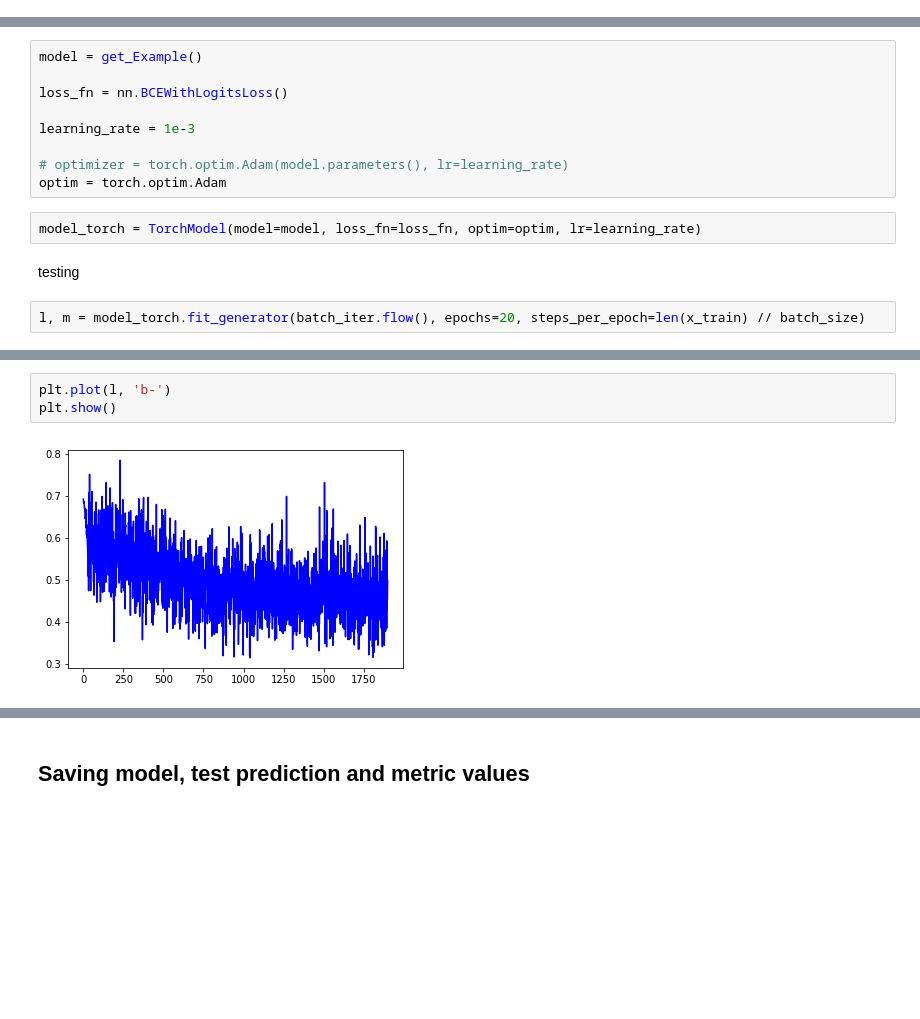
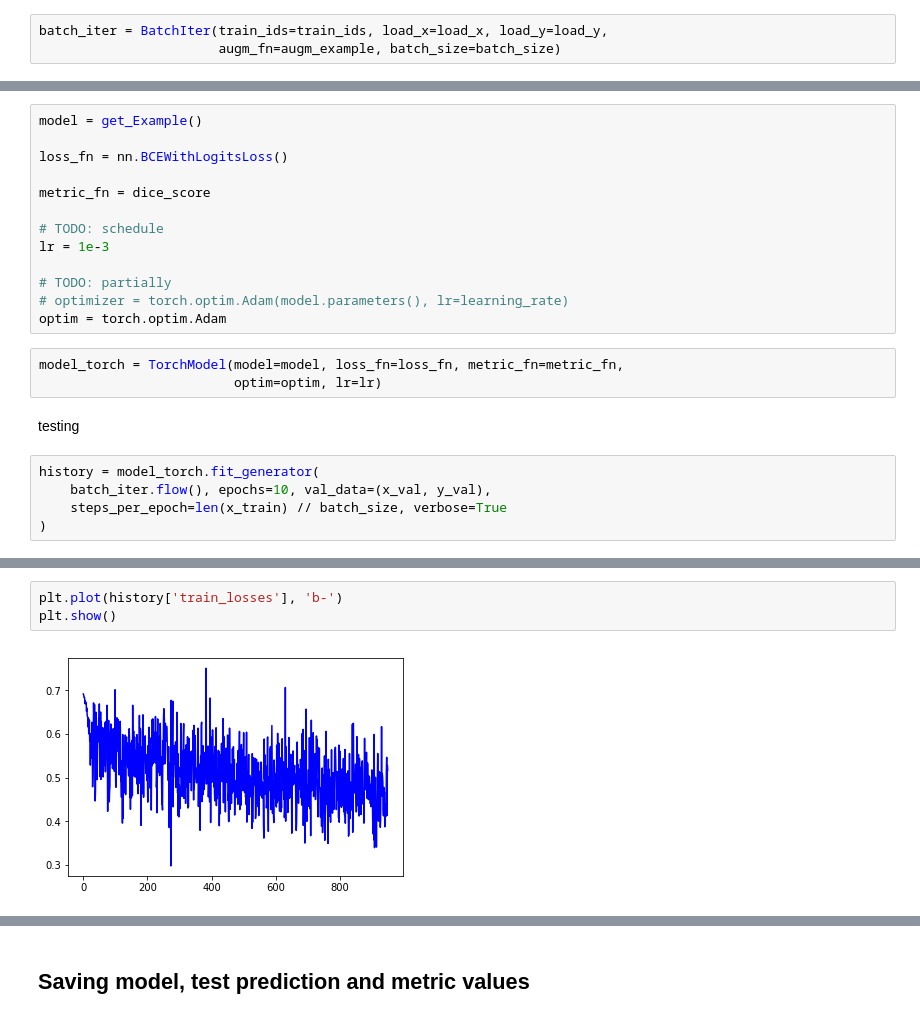
Before and after one commit to BorisShirokikh/salt-challenge, a Jupyter notebook: notebooks/pipeline_demo.ipynb, the cells around one changed output, grey strips where cells are left out. Saved outputs shown, nothing was run; the diff lists cells and outputs as text; blank space fills up the shorter version.

Commit message:
added validation for torch model; added logger for torch model; updated example notebook

```diff
--- a/notebooks/pipeline_demo.ipynb
+++ b/notebooks/pipeline_demo.ipynb
@@ -83,2 +89,5 @@ batch_iter = BatchIter(cv_splits[n_val]['train_ids'], ds.load_x, ds.load_y,
+# %%
+batch_iter = BatchIter(train_ids=train_ids, load_x=load_x, load_y=load_y,
+                       augm_fn=augm_example, batch_size=batch_size)
 # %% [markdown]
 ## Torch Model
@@ -95,13 +105,21 @@ model = get_Example()
 
 loss_fn = nn.BCEWithLogitsLoss()
 
-learning_rate = 1e-3
+metric_fn = dice_score
 
+# TODO: schedule
+lr = 1e-3
+
+# TODO: partially
 # optimizer = torch.optim.Adam(model.parameters(), lr=learning_rate)
 optim = torch.optim.Adam
 # %%
-model_torch = TorchModel(model=model, loss_fn=loss_fn, optim=optim, lr=learning_rate)
+model_torch = TorchModel(model=model, loss_fn=loss_fn, metric_fn=metric_fn,
+                         optim=optim, lr=lr)
 # %% [markdown]
 testing
 # %%
-l, m = model_torch.fit_generator(batch_iter.flow(), epochs=20, steps_per_epoch=len(x_train) // batch_size)
+history = model_torch.fit_generator(
+    batch_iter.flow(), epochs=10, val_data=(x_val, y_val),
+    steps_per_epoch=len(x_train) // batch_size, verbose=True
+)
@@ -108,5 +137,5 @@ l, m = model_torch.fit_generator(batch_iter.flow(), epochs=20, steps_per_epoch=l
 # %%
-plt.plot(l, 'b-')
+plt.plot(history['train_losses'], 'b-')
 plt.show()
 # %% [output]
-[figure, old version]
+[figure, new version]
```
Also changed, not shown: parts of 11 cells of this notebook, 2 other files.
